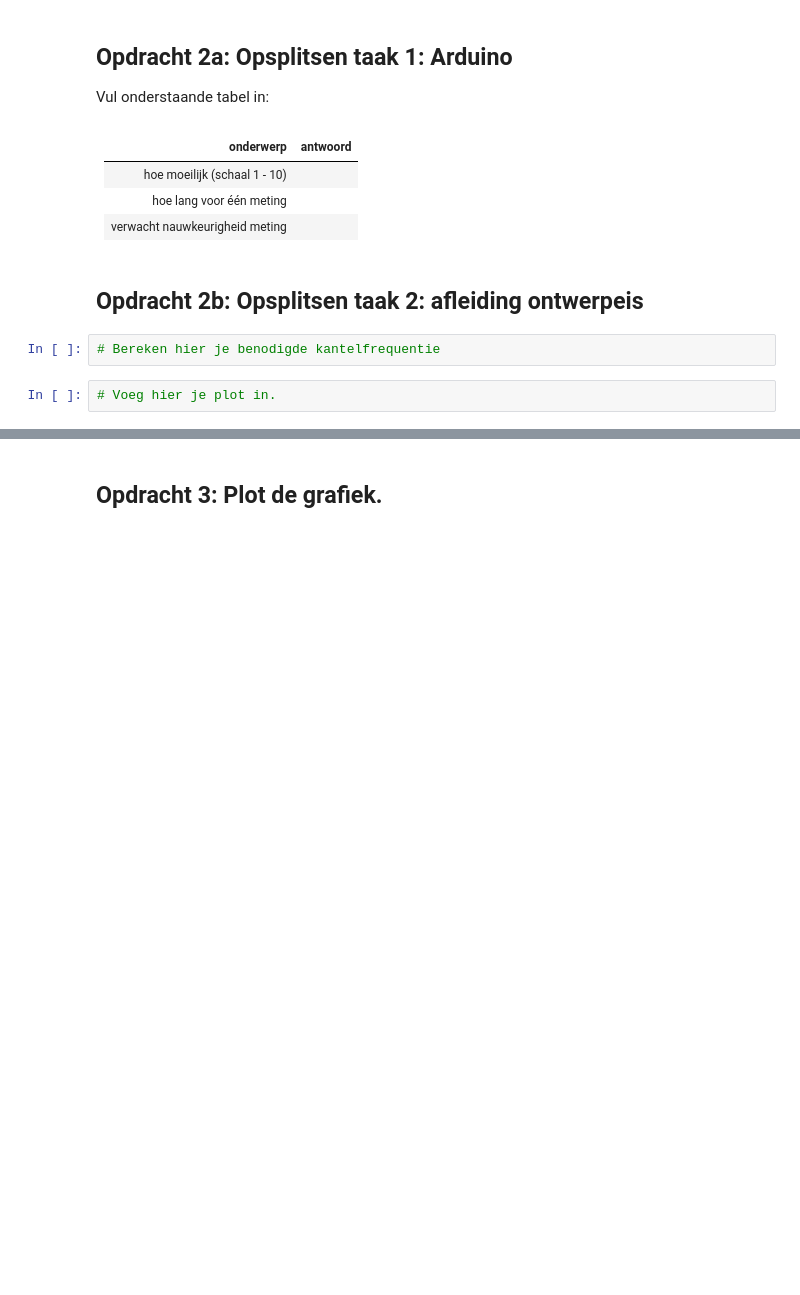
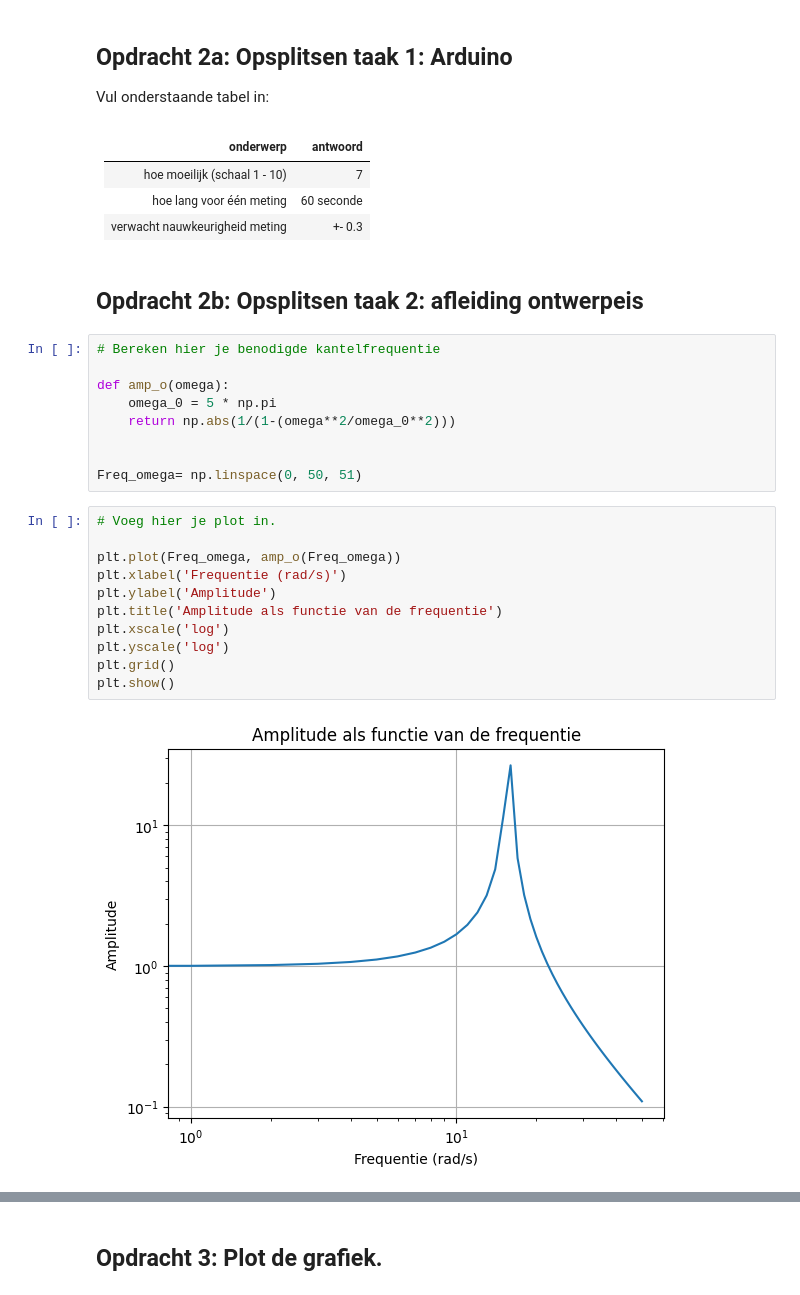
Before and after one commit to swerleman/opdrachten-DEF-D-Shannon, a Jupyter notebook: FysiekeOntwerpopdrachten/5MaakEenOpstellingTrillingsvrij/Ontwerpopdracht5MaakEenOpstellingTrillingsvrijInvulTemplate.ipynb, the cells around one changed output, grey strips where cells are left out. Drawn from its saved outputs; the diff is of its cells as text; blank space fills up the shorter version.

```diff
--- a/FysiekeOntwerpopdrachten/5MaakEenOpstellingTrillingsvrij/Ontwerpopdracht5MaakEenOpstellingTrillingsvrijInvulTemplate.ipynb
+++ b/FysiekeOntwerpopdrachten/5MaakEenOpstellingTrillingsvrij/Ontwerpopdracht5MaakEenOpstellingTrillingsvrijInvulTemplate.ipynb
@@ -40,14 +40,32 @@ Vul onderstaande tabel in:
 # %% [markdown]
 | onderwerp    | antwoord  |
 |---|---|
-| hoe moeilijk (schaal 1 - 10) |  |
-| hoe lang voor één meting |  |
-| verwacht nauwkeurigheid meting |  |
+| hoe moeilijk (schaal 1 - 10) | 7 |
+| hoe lang voor één meting | 60 seconde |
+| verwacht nauwkeurigheid meting | +- 0.3  |
 # %% [markdown]
 ## Opdracht 2b: Opsplitsen taak 2: afleiding ontwerpeis
 # %%
 # Bereken hier je benodigde kantelfrequentie
+
+def amp_o(omega):
+    omega_0 = 5 * np.pi
+    return np.abs(1/(1-(omega**2/omega_0**2)))
+
+
+Freq_omega= np.linspace(0, 50, 51)
 # %%
 # Voeg hier je plot in.
+
+plt.plot(Freq_omega, amp_o(Freq_omega))
+plt.xlabel('Frequentie (rad/s)')
+plt.ylabel('Amplitude')
+plt.title('Amplitude als functie van de frequentie')
+plt.xscale('log')
+plt.yscale('log')
+plt.grid()
+plt.show()
+# %% [output]
+[figure, added]
 # %%
 # Bereken hier de minimale Delta-x waarbij je aan de eis van de opdracht voldoet.
```
Also changed, not shown: parts of 3 cells of this notebook, 1 other file.
